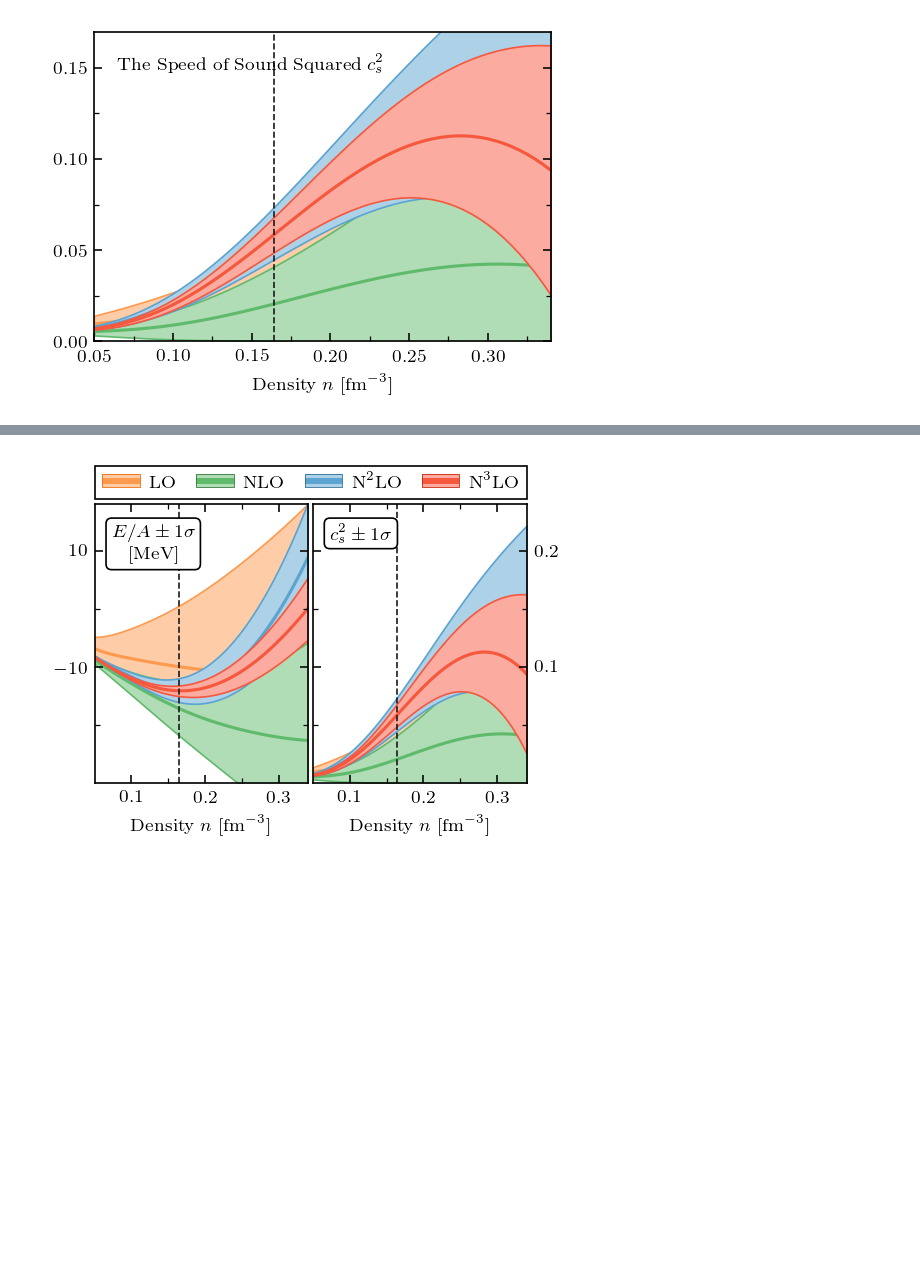
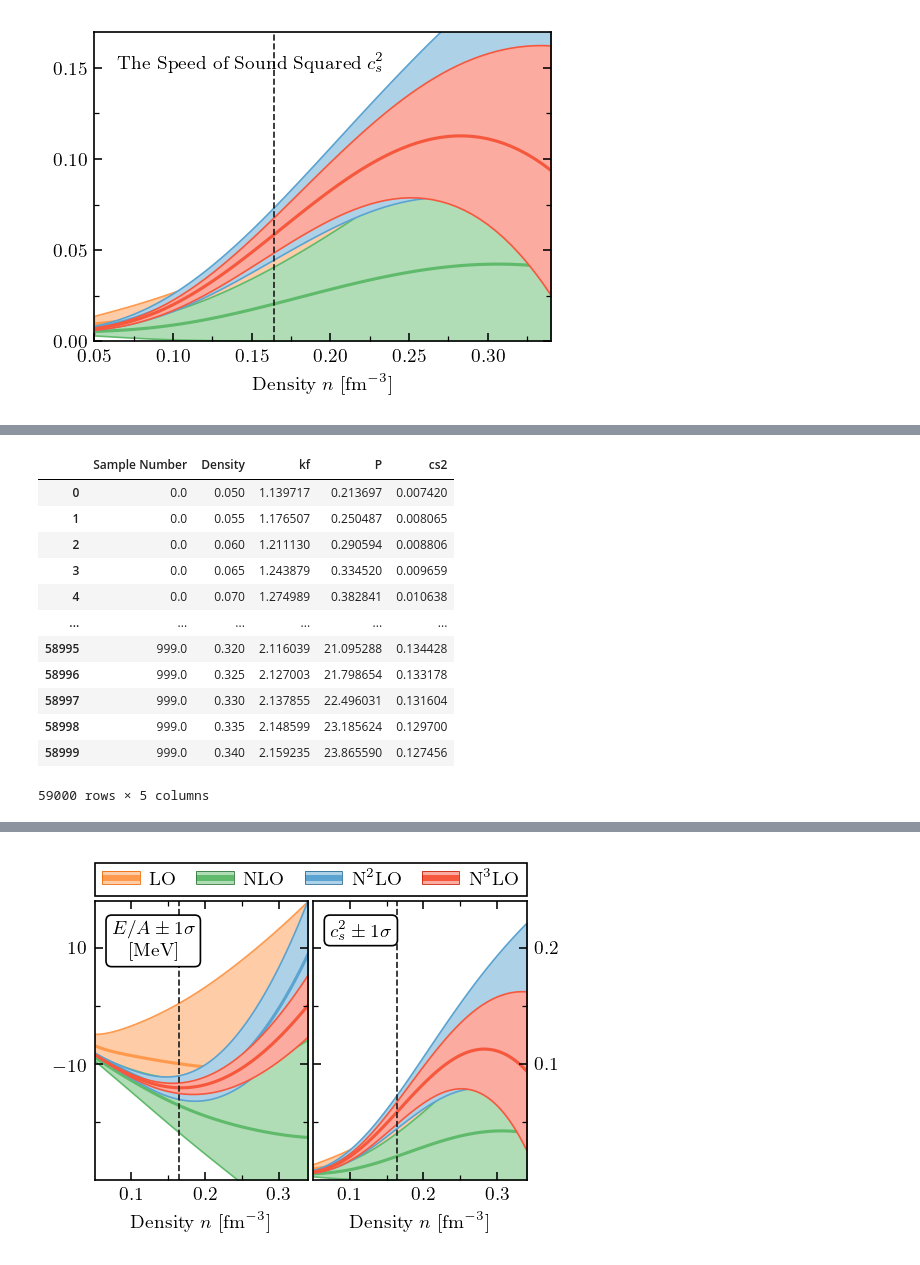
Before and after one commit to buqeye/nuclear-matter-convergence, a Jupyter notebook: analysis/derivatives-bands.ipynb, the cells around one changed output, grey strips where cells are left out. Drawn from its saved outputs; the diff is of its cells as text; code cells hidden in the pictures; blank space fills up the shorter version.

```diff
--- a/analysis/derivatives-bands.ipynb
+++ b/analysis/derivatives-bands.ipynb
@@ -1555,0 +1621,16 @@ fig.savefig(join(fig_path, f'speed_of_sound_Lambda-{Lambda}'))
+# %%
+df_p_cs2
+# %% [output]
+|  | Sample Number | Density | kf | P | cs2 |
+| 0 | 0.0 | 0.050 | 1.139717 | 0.213697 | 0.007420 |
+| 1 | 0.0 | 0.055 | 1.176507 | 0.250487 | 0.008065 |
+| 2 | 0.0 | 0.060 | 1.211130 | 0.290594 | 0.008806 |
+| 3 | 0.0 | 0.065 | 1.243879 | 0.334520 | 0.009659 |
+| 4 | 0.0 | 0.070 | 1.274989 | 0.382841 | 0.010638 |
+| ... | ... | ... | ... | ... | ... |
+| 58995 | 999.0 | 0.320 | 2.116039 | 21.095288 | 0.134428 |
+| 58996 | 999.0 | 0.325 | 2.127003 | 21.798654 | 0.133178 |
+| 58997 | 999.0 | 0.330 | 2.137855 | 22.496031 | 0.131604 |
+| 58998 | 999.0 | 0.335 | 2.148599 | 23.185624 | 0.129700 |
+| 58999 | 999.0 | 0.340 | 2.159235 | 23.865590 | 0.127456 |
+59000 rows × 5 columns
```
Also changed, not shown: parts of 34 cells of this notebook, 1 other file.
